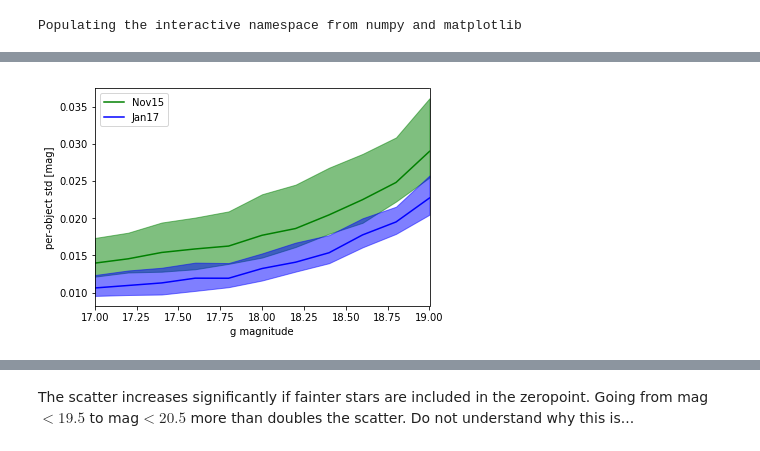
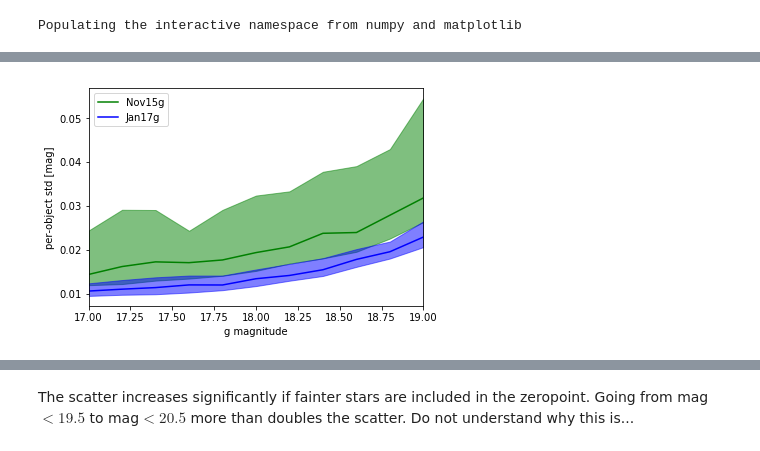
Before and after one commit to imcgreer/idmrm, a Jupyter notebook: notebooks/BokPhotAnalysis.ipynb, the cells around one changed output, grey strips where cells are left out. Cells and saved outputs as stored; diff of their text form; code cells hidden in the pictures.

```diff
--- a/notebooks/BokPhotAnalysis.ipynb
+++ b/notebooks/BokPhotAnalysis.ipynb
@@ -96,0 +12,15 @@ jan17_dmag_i,jan17_stds_i = phot_stats(sdssRefJan2017,sdssRef,'i')
+# %%
+def load_pstable(psTabFn):
+    if not os.path.exists(psTabFn):
+        psTab = bokrmphot.binned_phot_stats(psTabFn)
+        psTab.write(psTabFn)
+    psTab = Table.read(psTabFn)
+    for c in psTab.colnames:
+        if c.startswith('sig'):
+            psTab[c].format = "{:.4f}"
+        elif c=='outlierFrac':
+            psTab[c].format = "{:.5f}"
+    return psTab
+# %%
+psNov2015g = load_pstable('../phot_stats_Nov2015g.fits')
+print psNov2015g['mbins','sig50','sig50Clip','outlierFrac']
@@ -96,0 +41,3 @@ jan17_dmag_i,jan17_stds_i = phot_stats(sdssRefJan2017,sdssRef,'i')
+# %%
+psJan2017g = load_pstable('../phot_stats_Jan2017g.fits')
+print psJan2017g['mbins','sig50','sig50Clip','outlierFrac']
@@ -97,21 +109,20 @@ jan17_dmag_i,jan17_stds_i = phot_stats(sdssRefJan2017,sdssRef,'i')
 # %%
-def plot_compare_scatters(stdslist,labels,colors='rgbcymk',filt='g'):
-    medges = np.arange(16.9,19.11,0.2)
-    mbins = medges[:-1] + np.diff(medges)/2
+def plot_compare_scatters(psTabs,labels,colors='rgbcymk',filt='g'):
     def _append_arr(arr):
         return arr
         # used this for drawstyle=steps-post, but no equiv. for fill_between
         #return np.concatenate([arr,[arr[-1]]])
     figure()
-    for s,l,c in zip(stdslist,labels,colors):
-        fill_between(mbins,_append_arr(s[:,0]),_append_arr(s[:,2]),
+    for tab,l,c in zip(psTabs,labels,colors):
+        fill_between(tab['mbins'],_append_arr(tab['sig25Clip']),
+                     _append_arr(tab['sig75Clip']),
                      edgecolor='none',color=c,alpha=0.5)
-        plot(mbins,_append_arr(s[:,1]),color=c,lw=1.5,label=l)
+        plot(tab['mbins'],_append_arr(tab['sig50Clip']),color=c,lw=1.5,label=l)
     legend(loc='upper left')
     xlabel('%s magnitude' % filt)
     ylabel('per-object std [mag]')
     xlim(17,19)
-# %%
-plot_compare_scatters([nov15_stds_g,jan17_stds_g],['Nov15','Jan17'],'gb')
-# %% [output]
-[figure, removed]
+# %%
+plot_compare_scatters([psNov2015g,psJan2017g],['Nov15g','Jan17g'],'gb')
+# %% [output]
+[figure, added]
```
Also changed, not shown: parts of 16 cells of this notebook.
